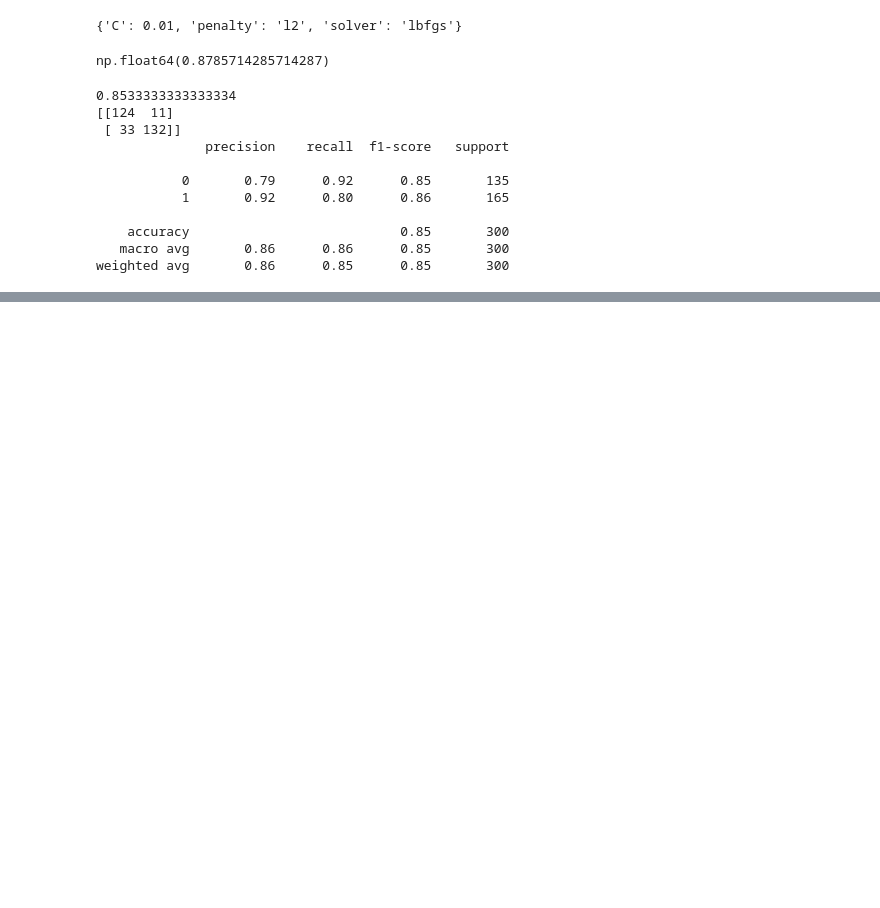
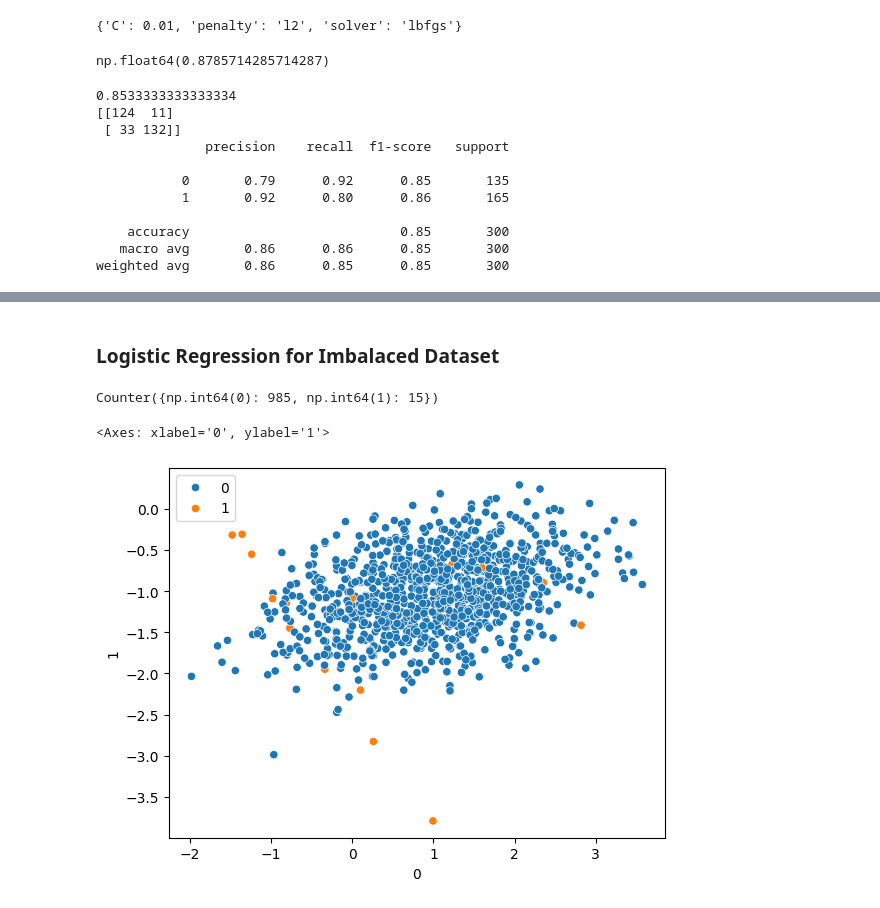
Before and after one commit to AnayMishra2006/ml-algorithms, a Jupyter notebook: logistic regression.ipynb, the cells around one changed output, grey strips where cells are left out. Drawn from its saved outputs; the diff is of its cells as text; code cells hidden in the pictures; blank space fills up the shorter version.

```diff
--- a/logistic regression.ipynb
+++ b/logistic regression.ipynb
@@ -168,0 +262,2 @@ weighted avg       0.86      0.85      0.85       300
+# %% [markdown]
+### Logistic Regression for Imbalaced Dataset
@@ -168,0 +267,15 @@ weighted avg       0.86      0.85      0.85       300
+# %%
+## imbalanced dataset
+x,y=make_classification(n_samples=1000,n_features=2,n_clusters_per_class=1,n_redundant=0,weights=[0.99],random_state=10)
+# %%
+Counter(y)
+# %% [output]
+Counter({np.int64(0): 985, np.int64(1): 15})
+# %%
+import seaborn as sns
+import pandas as pd
+df=pd.DataFrame(x)
+sns.scatterplot(x=df[0],y=df[1],hue=y)
+# %% [output]
+<Axes: xlabel='0', ylabel='1'>
+[figure, added]
```
Also changed, not shown: parts of 22 cells of this notebook.
